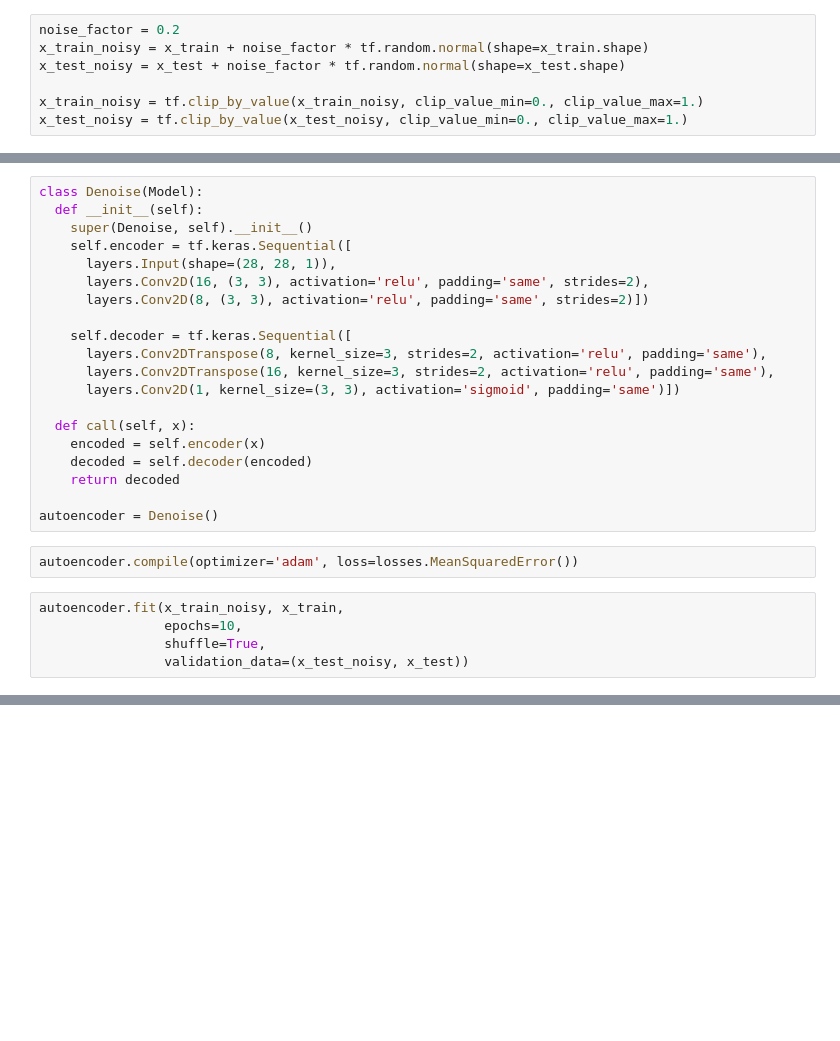
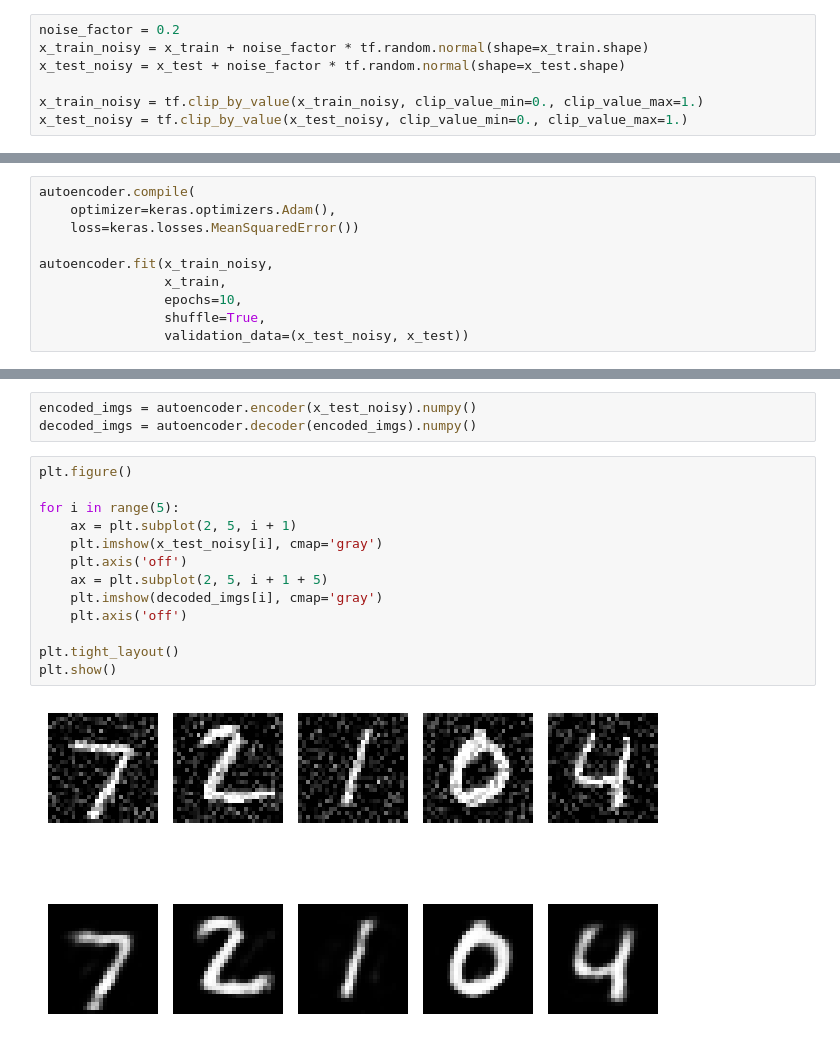
Before and after one commit to anhelus/pcs-exercises, a Jupyter notebook: 03_dl/03_autoencoder/02_denoising.ipynb, the cells around one changed output, grey strips where cells are left out. Saved outputs shown, nothing was run; the diff lists cells and outputs as text; blank space fills up the shorter version.

```diff
--- a/03_dl/03_autoencoder/02_denoising.ipynb
+++ b/03_dl/03_autoencoder/02_denoising.ipynb
@@ -48,27 +68,10 @@ plt.show()
-# %%
-class Denoise(Model):
-  def __init__(self):
-    super(Denoise, self).__init__()
-    self.encoder = tf.keras.Sequential([
-      layers.Input(shape=(28, 28, 1)),
-      layers.Conv2D(16, (3, 3), activation='relu', padding='same', strides=2),
-      layers.Conv2D(8, (3, 3), activation='relu', padding='same', strides=2)])
-
-    self.decoder = tf.keras.Sequential([
-      layers.Conv2DTranspose(8, kernel_size=3, strides=2, activation='relu', padding='same'),
-      layers.Conv2DTranspose(16, kernel_size=3, strides=2, activation='relu', padding='same'),
-      layers.Conv2D(1, kernel_size=(3, 3), activation='sigmoid', padding='same')])
-
-  def call(self, x):
-    encoded = self.encoder(x)
-    decoded = self.decoder(encoded)
-    return decoded
-
-autoencoder = Denoise()
-# %%
-autoencoder.compile(optimizer='adam', loss=losses.MeanSquaredError())
 # %%
-autoencoder.fit(x_train_noisy, x_train,
+autoencoder.compile(
+    optimizer=keras.optimizers.Adam(),
+    loss=keras.losses.MeanSquaredError())
+
+autoencoder.fit(x_train_noisy,
+                x_train,
                 epochs=10,
                 shuffle=True,
                 validation_data=(x_test_noisy, x_test))
@@ -74,0 +100,18 @@ autoencoder.fit(x_train_noisy, x_train,
+# %%
+encoded_imgs = autoencoder.encoder(x_test_noisy).numpy()
+decoded_imgs = autoencoder.decoder(encoded_imgs).numpy()
+# %%
+plt.figure()
+
+for i in range(5):
+    ax = plt.subplot(2, 5, i + 1)
+    plt.imshow(x_test_noisy[i], cmap='gray')
+    plt.axis('off')
+    ax = plt.subplot(2, 5, i + 1 + 5)
+    plt.imshow(decoded_imgs[i], cmap='gray')
+    plt.axis('off')
+
+plt.tight_layout()
+plt.show()
+# %% [output]
+[figure, added]
```
Also changed, not shown: parts of 7 cells of this notebook, 8 other files.
